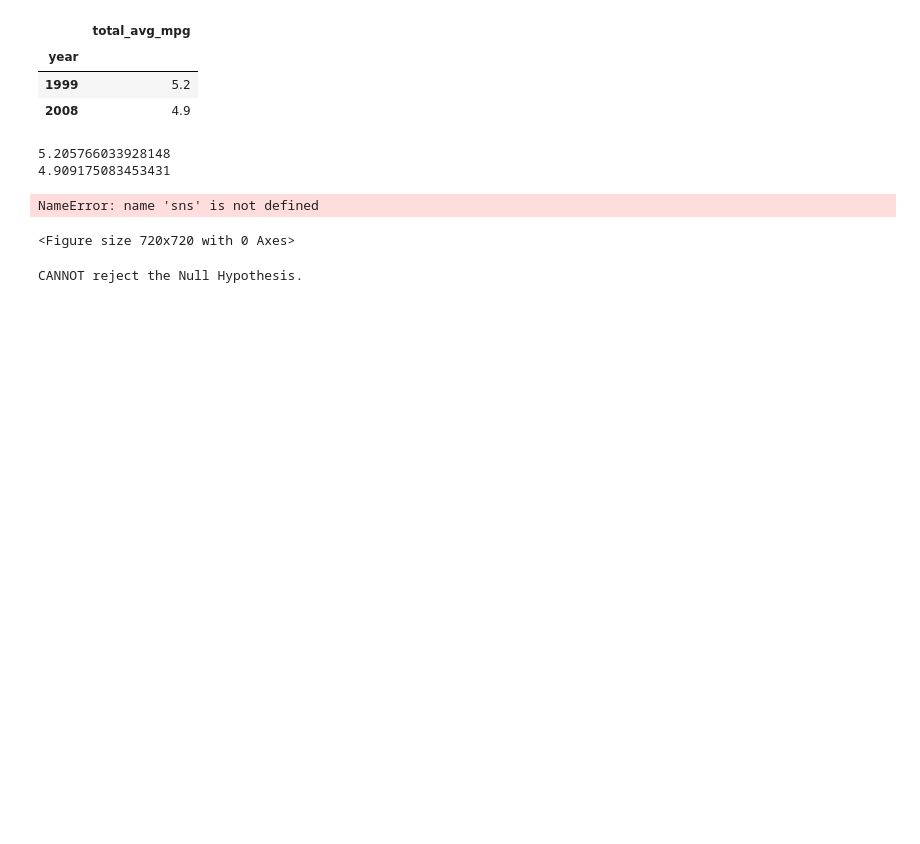
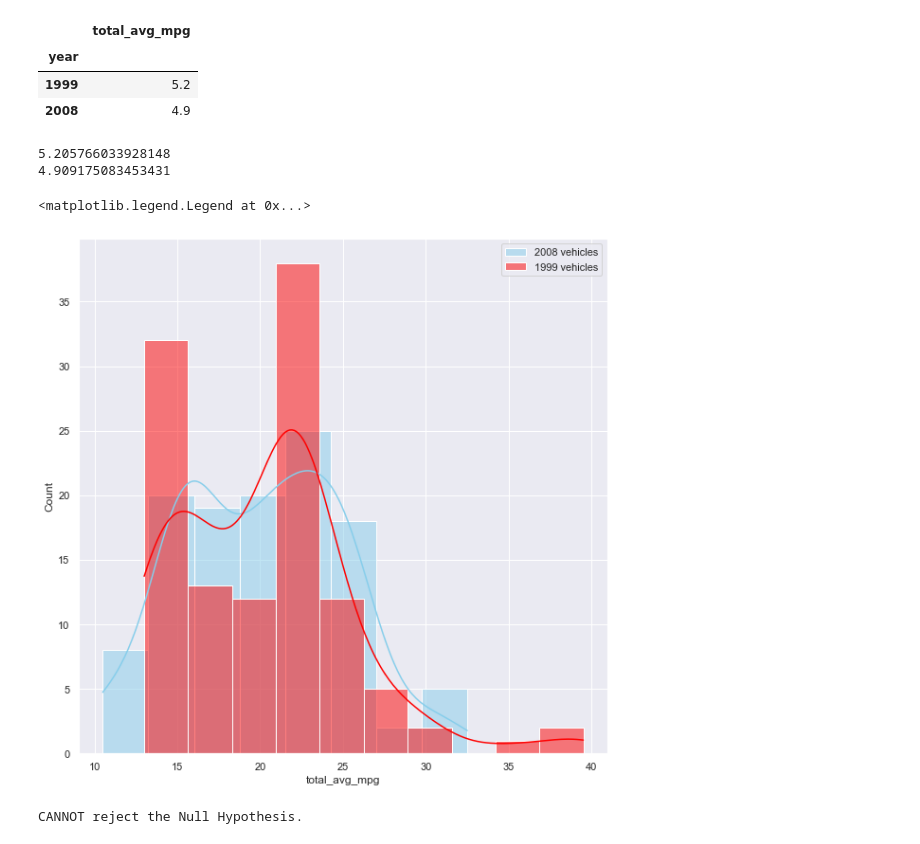
Before and after one commit to mijailmariano/statistics-exercises, a Jupyter notebook: hypothesis_testing.ipynb, the cells around one changed output. Saved outputs shown, nothing was run; the diff lists cells and outputs as text; code cells hidden in the pictures; blank space fills up the shorter version.

```diff
--- a/hypothesis_testing.ipynb
+++ b/hypothesis_testing.ipynb
@@ -304,20 +304,23 @@ print(math.sqrt(24.1)) # check's out
 5.205766033928148
 4.909175083453431
 # %%
+import seaborn as sns
+
+sns.set(style="darkgrid")
 alpha = 0.05
 
 mpg_1999_sample = mpg_db[mpg_db.year == 1999].total_avg_mpg
 mpg_2008_sample = mpg_db[mpg_db.year == 2008].total_avg_mpg
 
 plt.figure(figsize=(10, 10))
 
 sns.histplot(data=mpg_2008_sample, color="skyblue", label="2008 vehicles", kde=True)
 sns.histplot(data=mpg_1999_sample, color="red", label="1999 vehicles", kde=True)
 
 plt.legend()
 # %% [output]
-NameError: name 'sns' is not defined
+<matplotlib.legend.Legend at 0x...>
-<Figure size 720x720 with 0 Axes>
+[figure, added]
 # %%
 t_score, p_value = stats.ttest_ind(mpg_1999_sample, mpg_2008_sample, equal_var=False)
 # %%
```
Also changed, not shown: parts of 39 cells of this notebook.
